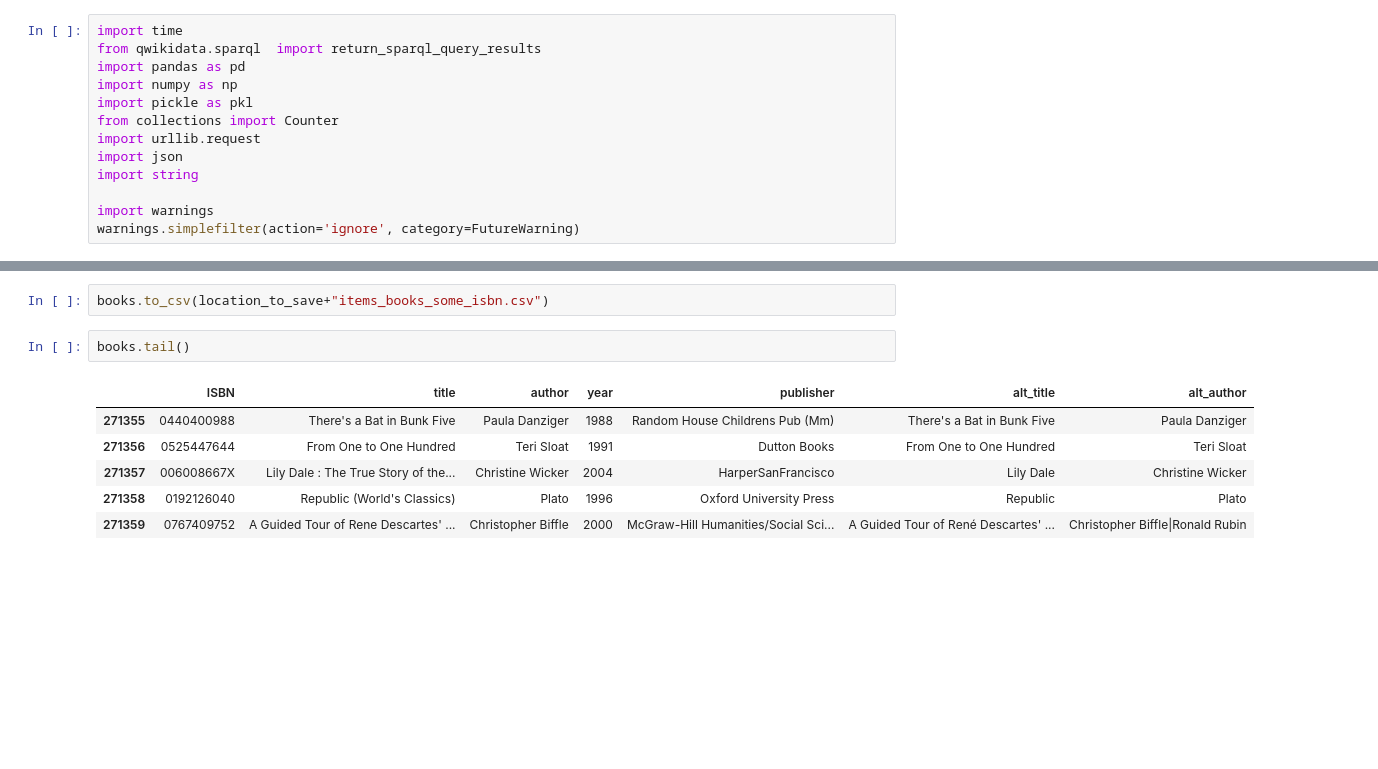
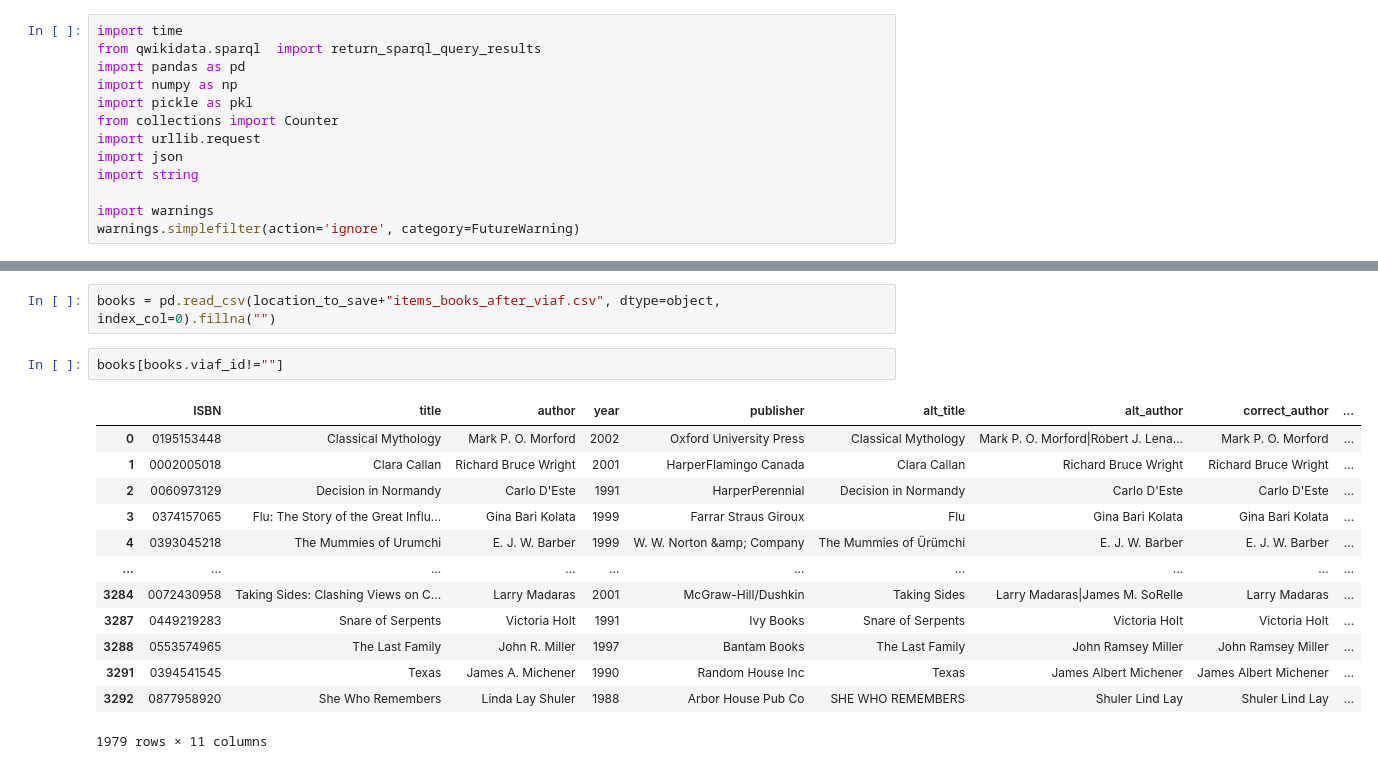
Before and after one commit to SavvinaDaniil/EnrichBookCrossing, a Jupyter notebook: test.ipynb, the cells around one changed output, grey strips where cells are left out. Cells and saved outputs as stored; diff of their text form; blank space fills up the shorter version.

```diff
--- a/test.ipynb
+++ b/test.ipynb
@@ -112,11 +17,18 @@ A Guided Tour of Rene Descartes' Meditations on First Philosophy with Complete T
-# %%
-books.to_csv(location_to_save+"items_books_some_isbn.csv")
-# %%
-books.tail()
-# %% [output]
-|  | ISBN | title | author | year | publisher | alt_title | alt_author |
-| 271355 | 0440400988 | There's a Bat in Bunk Five | Paula Danziger | 1988 | Random House Childrens Pub (Mm) | There's a Bat in Bunk Five | Paula Danziger |
-| 271356 | 0525447644 | From One to One Hundred | Teri Sloat | 1991 | Dutton Books | From One to One Hundred | Teri Sloat |
-| 271357 | 006008667X | Lily Dale : The True Story of the... | Christine Wicker | 2004 | HarperSanFrancisco | Lily Dale | Christine Wicker |
-| 271358 | 0192126040 | Republic (World's Classics) | Plato | 1996 | Oxford University Press | Republic | Plato |
-| 271359 | 0767409752 | A Guided Tour of Rene Descartes' ... | Christopher Biffle | 2000 | McGraw-Hill Humanities/Social Sci... | A Guided Tour of René Descartes' ... | Christopher Biffle|Ronald Rubin |
+# %%
+books = pd.read_csv(location_to_save+"items_books_after_viaf.csv", dtype=object, index_col=0).fillna("")
+# %%
+books[books.viaf_id!=""]
+# %% [output]
+|  | ISBN | title | author | year | publisher | alt_title | alt_author | correct_author | ... |
+| 0 | 0195153448 | Classical Mythology | Mark P. O. Morford | 2002 | Oxford University Press | Classical Mythology | Mark P. O. Morford|Robert J. Lena... | Mark P. O. Morford | ... |
+| 1 | 0002005018 | Clara Callan | Richard Bruce Wright | 2001 | HarperFlamingo Canada | Clara Callan | Richard Bruce Wright | Richard Bruce Wright | ... |
+| 2 | 0060973129 | Decision in Normandy | Carlo D'Este | 1991 | HarperPerennial | Decision in Normandy | Carlo D'Este | Carlo D'Este | ... |
+| 3 | 0374157065 | Flu: The Story of the Great Influ... | Gina Bari Kolata | 1999 | Farrar Straus Giroux | Flu | Gina Bari Kolata | Gina Bari Kolata | ... |
+| 4 | 0393045218 | The Mummies of Urumchi | E. J. W. Barber | 1999 | W. W. Norton &amp; Company | The Mummies of Ürümchi | E. J. W. Barber | E. J. W. Barber | ... |
+| ... | ... | ... | ... | ... | ... | ... | ... | ... | ... |
+| 3284 | 0072430958 | Taking Sides: Clashing Views on C... | Larry Madaras | 2001 | McGraw-Hill/Dushkin | Taking Sides | Larry Madaras|James M. SoRelle | Larry Madaras | ... |
+| 3287 | 0449219283 | Snare of Serpents | Victoria Holt | 1991 | Ivy Books | Snare of Serpents | Victoria Holt | Victoria Holt | ... |
+| 3288 | 0553574965 | The Last Family | John R. Miller | 1997 | Bantam Books | The Last Family | John Ramsey Miller | John Ramsey Miller | ... |
+| 3291 | 0394541545 | Texas | James A. Michener | 1990 | Random House Inc | Texas | James Albert Michener | James Albert Michener | ... |
+| 3292 | 0877958920 | She Who Remembers | Linda Lay Shuler | 1988 | Arbor House Pub Co | SHE WHO REMEMBERS | Shuler Lind Lay | Shuler Lind Lay | ... |
+1979 rows × 11 columns
```
Also changed, not shown: parts of 5 cells of this notebook, 7 other files.
